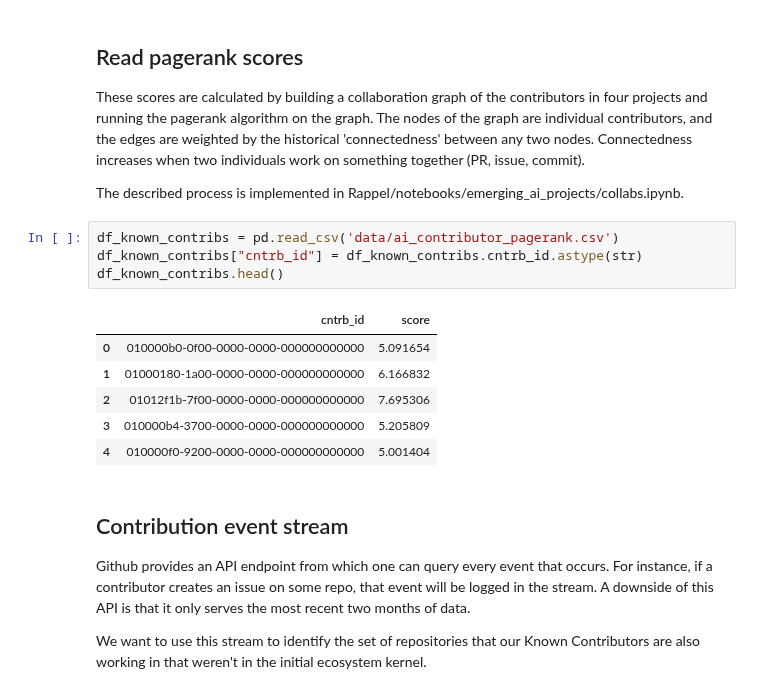
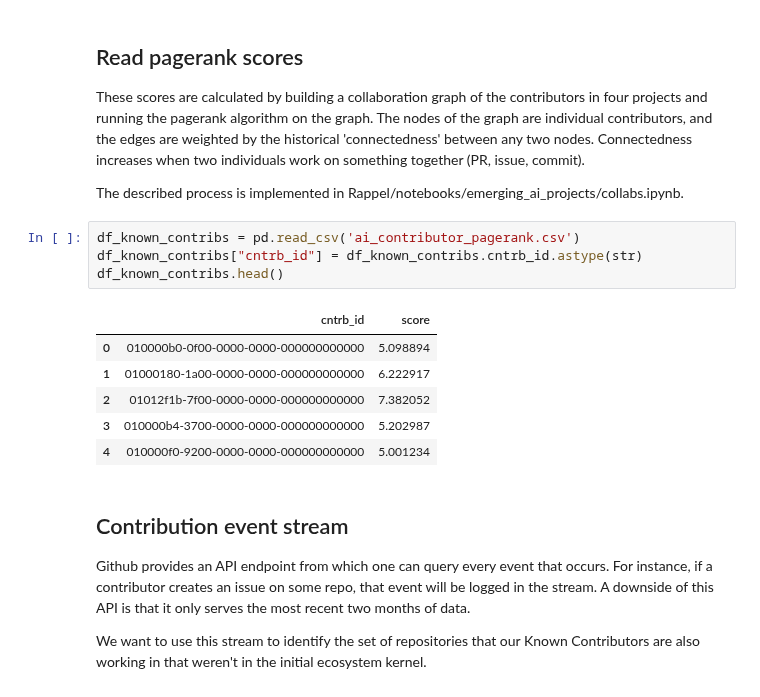
Before and after one commit to oss-aspen/Rappel, a Jupyter notebook: notebooks/emerging_ai_projects/top_pagerank_common_repos.ipynb, the cells around one changed output. Saved outputs shown, nothing was run; the diff lists cells and outputs as text.

```diff
--- a/notebooks/emerging_ai_projects/top_pagerank_common_repos.ipynb
+++ b/notebooks/emerging_ai_projects/top_pagerank_common_repos.ipynb
@@ -82,16 +98,16 @@ when two individuals work on something together (PR, issue, commit).
 
 The described process is implemented in Rappel/notebooks/emerging_ai_projects/collabs.ipynb.
 # %%
-df_known_contribs = pd.read_csv('data/ai_contributor_pagerank.csv')
+df_known_contribs = pd.read_csv('ai_contributor_pagerank.csv')
 df_known_contribs["cntrb_id"] = df_known_contribs.cntrb_id.astype(str)
 df_known_contribs.head()
 # %% [output]
 |  | cntrb_id | score |
-| 0 | 010000b0-0f00-0000-0000-000000000000 | 5.091654 |
-| 1 | 01000180-1a00-0000-0000-000000000000 | 6.166832 |
-| 2 | 01012f1b-7f00-0000-0000-000000000000 | 7.695306 |
-| 3 | 010000b4-3700-0000-0000-000000000000 | 5.205809 |
-| 4 | 010000f0-9200-0000-0000-000000000000 | 5.001404 |
+| 0 | 010000b0-0f00-0000-0000-000000000000 | 5.098894 |
+| 1 | 01000180-1a00-0000-0000-000000000000 | 6.222917 |
+| 2 | 01012f1b-7f00-0000-0000-000000000000 | 7.382052 |
+| 3 | 010000b4-3700-0000-0000-000000000000 | 5.202987 |
+| 4 | 010000f0-9200-0000-0000-000000000000 | 5.001234 |
 # %% [markdown]
 ## Contribution event stream
 
```
Also changed, not shown: parts of 12 cells of this notebook, 2 other files.
